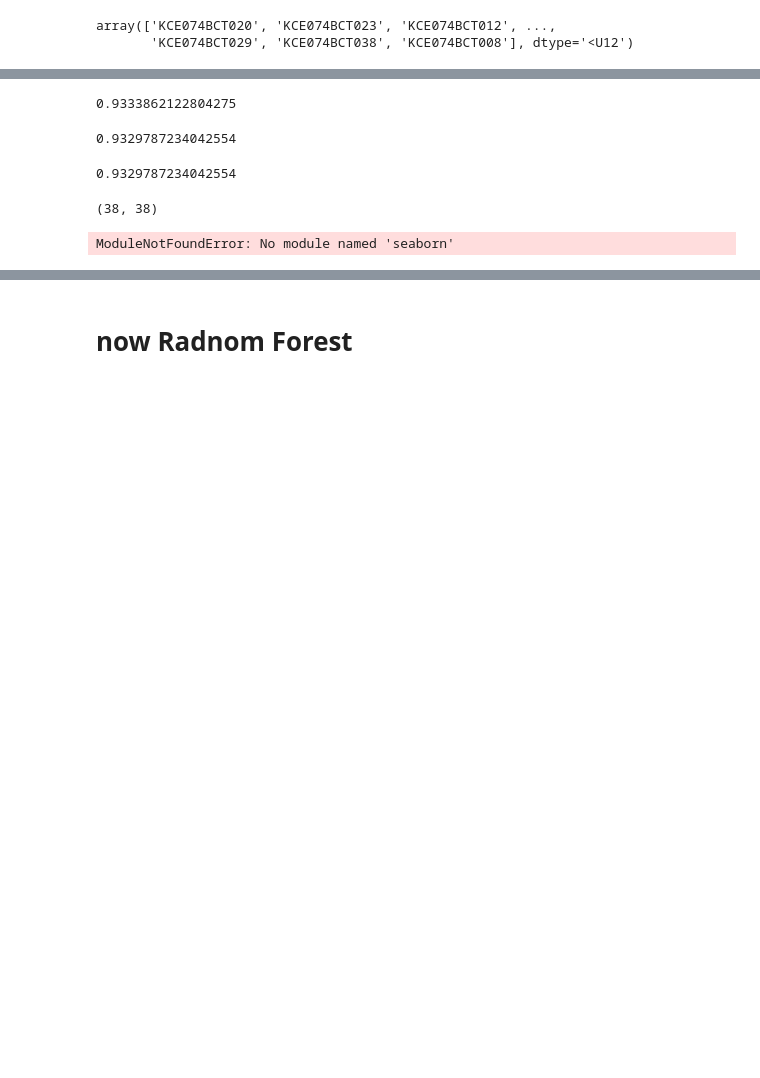
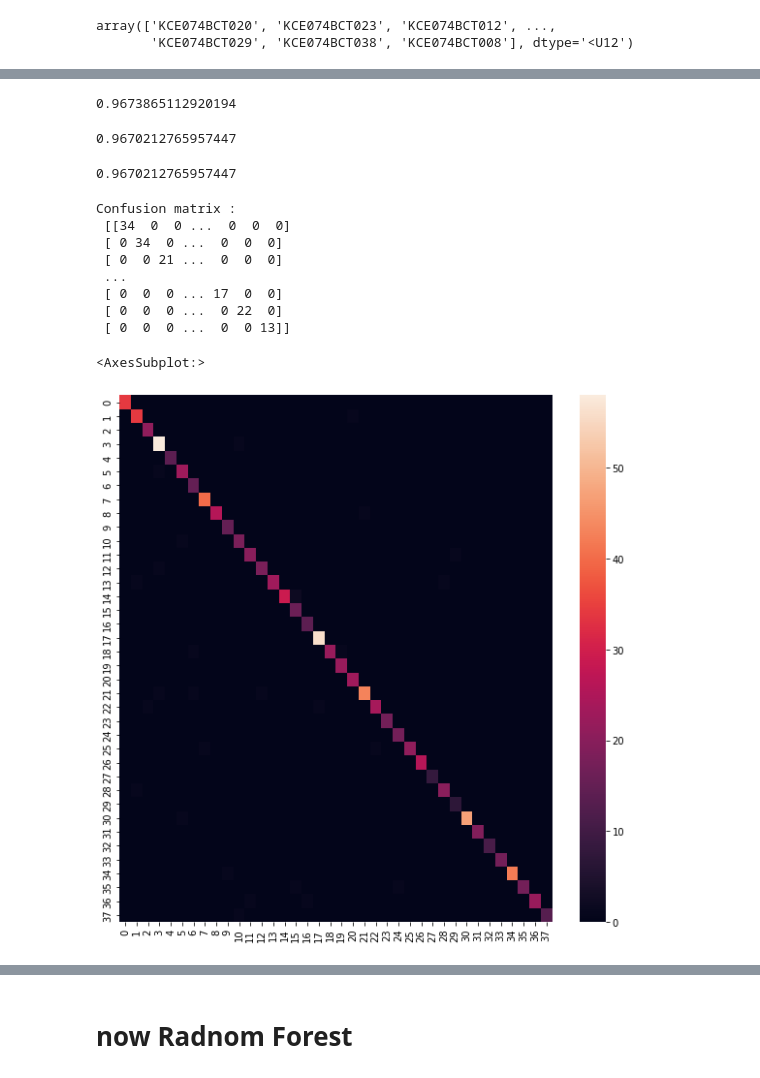
Before and after one commit to nabinadhikariofficial/Automated-Face-Recognition-Based-Attendance-System, a Jupyter notebook: Notebook_Scripts_Data/model_generator.ipynb, the cells around one changed output, grey strips where cells are left out. Cells and saved outputs as stored; diff of their text form; code cells hidden in the pictures; blank space fills up the shorter version.

```diff
--- a/Notebook_Scripts_Data/model_generator.ipynb
+++ b/Notebook_Scripts_Data/model_generator.ipynb
@@ -389,6 +410,6 @@ array(['KCE074BCT020', 'KCE074BCT023', 'KCE074BCT012', ...,
        'KCE074BCT029', 'KCE074BCT038', 'KCE074BCT008'], dtype='<U12')
 # %%
 #define svm classifier model
-model_svc =SVC(kernel='poly',degree=5, probability=True)
+model_svc =SVC(kernel='poly',degree=5, probability=True,C=100)
 model_svc.fit(X_train_emb_nom,y_train)
 # %% [output]
@@ -472,26 +495,39 @@ from sklearn.metrics import recall_score
 # %%
 recall_score(y_val, y_preds, average='macro')
 # %% [output]
-0.9333862122804275
+0.9673865112920194
 # %%
 recall_score(y_val, y_preds, average='micro')
 # %% [output]
-0.9329787234042554
+0.9670212765957447
 # %%
 recall_score(y_val, y_preds, average='weighted')
 # %% [output]
-0.9329787234042554
+0.9670212765957447
 # %%
 from sklearn.metrics import confusion_matrix
+from sklearn.metrics import classification_report
+
 conf_mat=confusion_matrix(y_val,y_preds)
-conf_mat.shape
+print('Confusion matrix : \n',conf_mat)
 # %% [output]
-(38, 38)
+Confusion matrix :
+ [[34  0  0 ...  0  0  0]
+ [ 0 34  0 ...  0  0  0]
+ [ 0  0 21 ...  0  0  0]
+ ...
+ [ 0  0  0 ... 17  0  0]
+ [ 0  0  0 ...  0 22  0]
+ [ 0  0  0 ...  0  0 13]]
 # %%
+
 import seaborn as sns
+fig_dims = (10, 10)
+fig, ax = plt.subplots(figsize=fig_dims)
 sns.heatmap(conf_mat)
 # %% [output]
-ModuleNotFoundError: No module named 'seaborn'
+<AxesSubplot:>
+[figure, added]
 # %%
 from sklearn.metrics import plot_confusion_matrix
 titles_options = [("Confusion matrix, without normalization", None),
```
Also changed, not shown: parts of 25 cells of this notebook, 49 other files.
